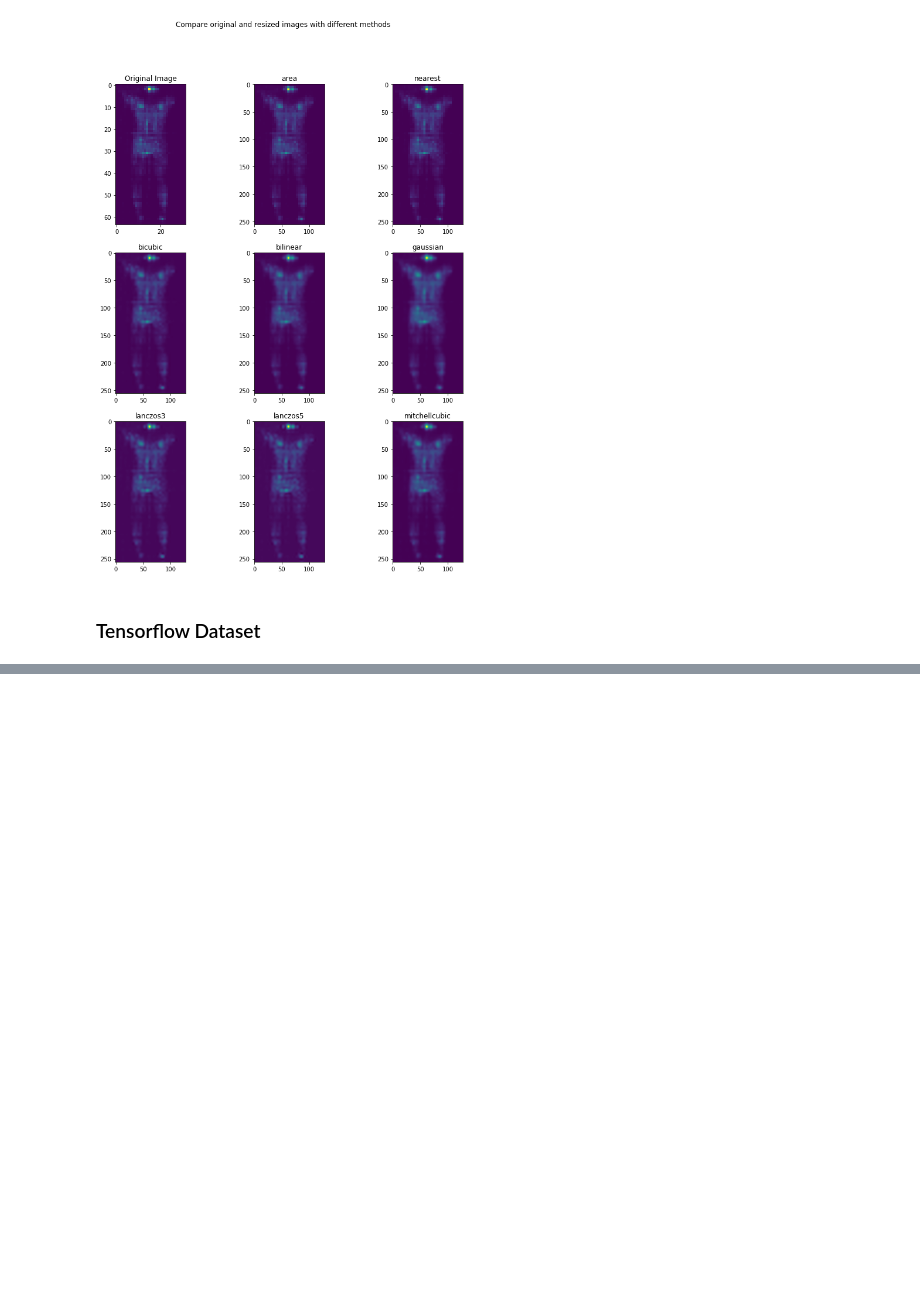
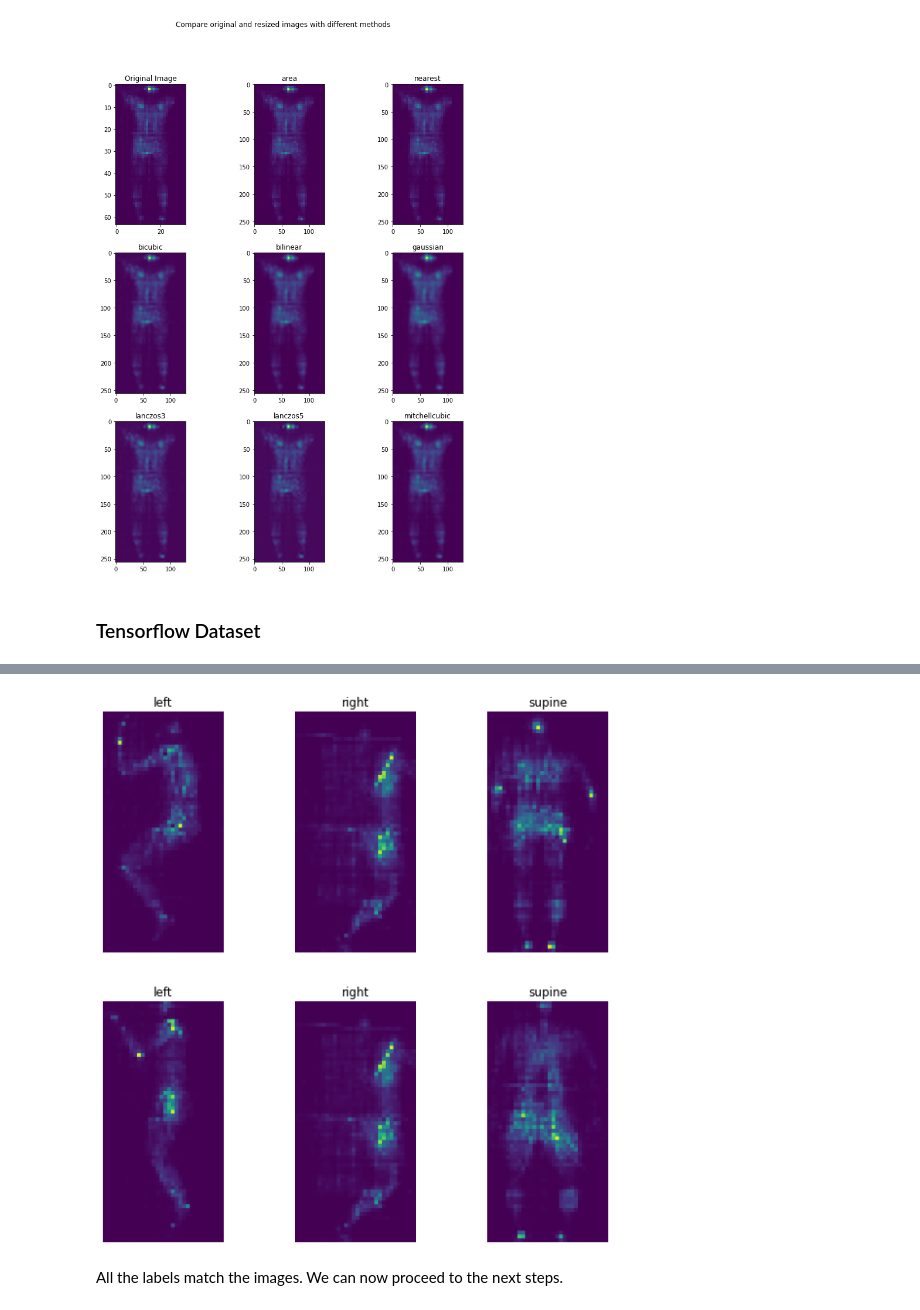
Before and after one commit to orxan77/sleep-posture-monitoring, a Jupyter notebook: notebooks/p1_data_analysis.ipynb, the cells around one changed output, grey strips where cells are left out. Saved outputs shown, nothing was run; the diff lists cells and outputs as text; code cells hidden in the pictures; blank space fills up the shorter version.

```diff
--- a/notebooks/p1_data_analysis.ipynb
+++ b/notebooks/p1_data_analysis.ipynb
@@ -185,0 +205,12 @@ To enable them in other operations, rebuild TensorFlow with the appropriate comp
+# %%
+plt.figure(figsize=(10, 10))
+for images, labels in dataset.take(1):
+    for i in range(6):
+        ax = plt.subplot(2, 3, i + 1)
+        plt.imshow(np.squeeze(images[i].numpy().astype("uint8")))
+        plt.title(dataset.class_names[int(labels[i])])
+        plt.axis("off")
+# %% [output]
+[figure, added]
+# %% [markdown]
+All the labels match the images. We can now proceed to the next steps.
```
Also changed, not shown: parts of 8 cells of this notebook.
